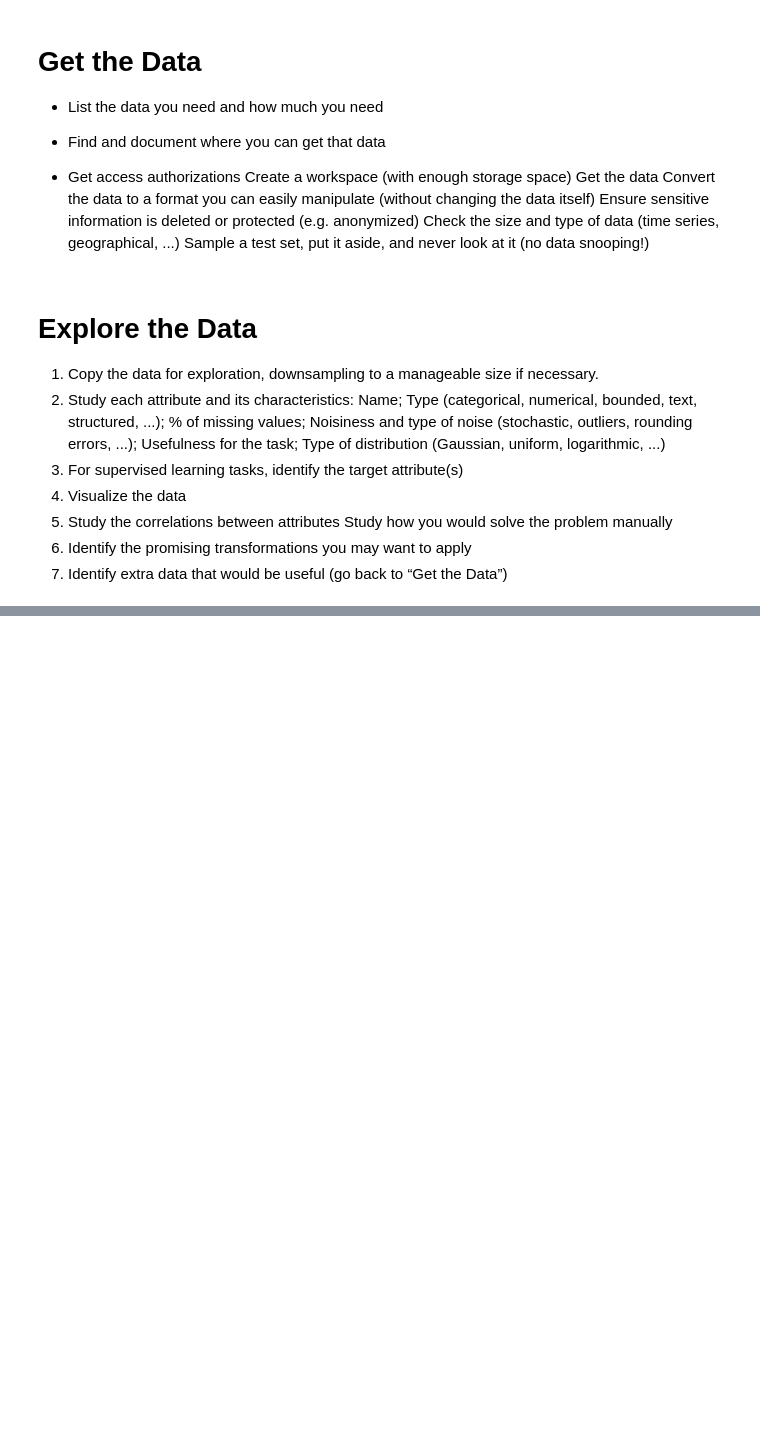
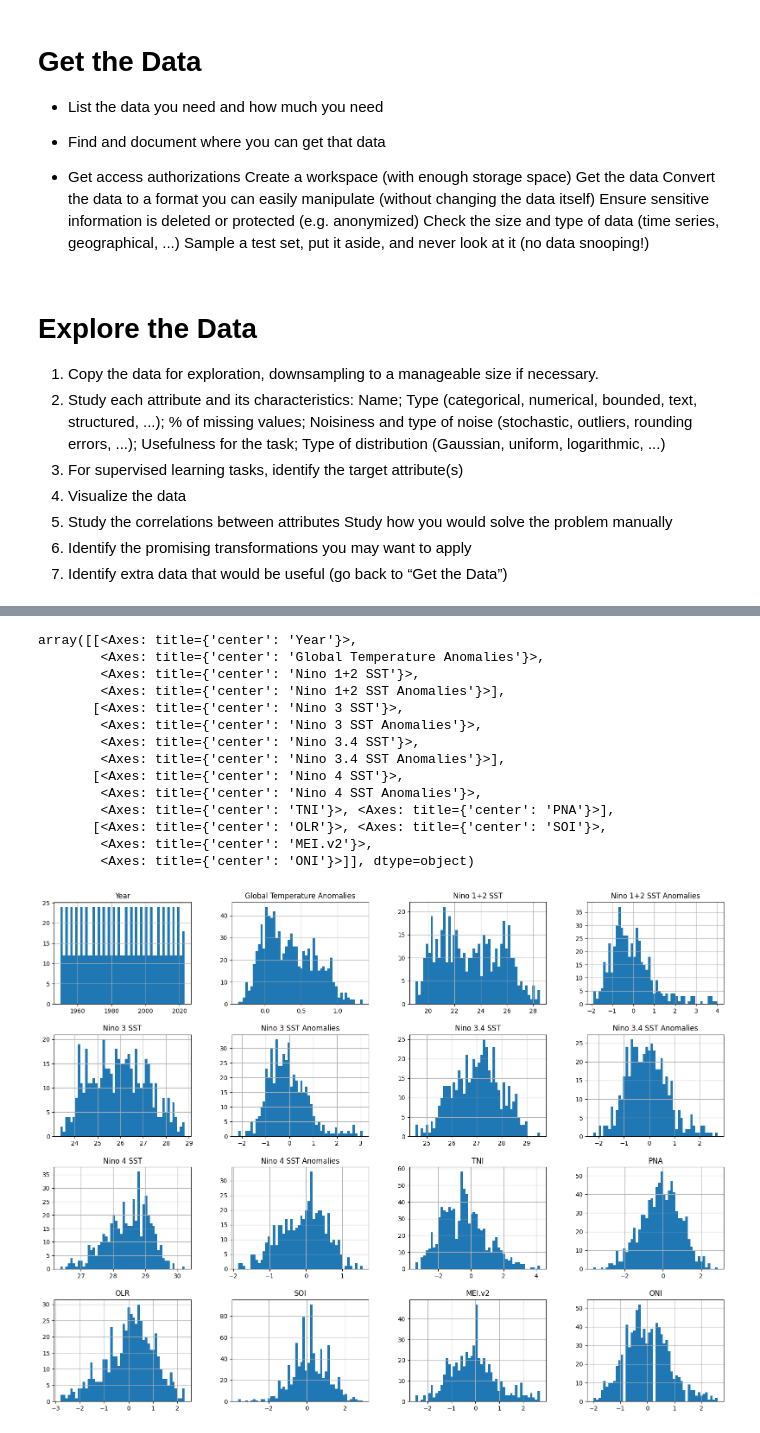
Before and after one commit to jyounes23/Project1CSCI296, a Jupyter notebook: Early Spring.ipynb, the cells around one changed output, grey strips where cells are left out. Drawn from its saved outputs; the diff is of its cells as text; code cells hidden in the pictures; blank space fills up the shorter version.

```diff
--- a/Early Spring.ipynb
+++ b/Early Spring.ipynb
@@ -142,3 +150,11 @@ Explore the Data
 Study how you would solve the problem manually
 6. Identify the promising transformations you may want to apply
 7. Identify extra data that would be useful (go back to “Get the Data”)
+# %%
+def read_Enso():
+    """
+    Reads the data file and returns a pandas dataframe.
+    """
+    return pd.read_csv("ENSO.csv")
+# %%
+data = read_Enso()
@@ -144,0 +227,18 @@ Study how you would solve the problem manually
+# %%
+data.hist(bins=50, figsize=(20,15))
+# %% [output]
+array([[<Axes: title={'center': 'Year'}>,
+        <Axes: title={'center': 'Global Temperature Anomalies'}>,
+        <Axes: title={'center': 'Nino 1+2 SST'}>,
+        <Axes: title={'center': 'Nino 1+2 SST Anomalies'}>],
+       [<Axes: title={'center': 'Nino 3 SST'}>,
+        <Axes: title={'center': 'Nino 3 SST Anomalies'}>,
+        <Axes: title={'center': 'Nino 3.4 SST'}>,
+        <Axes: title={'center': 'Nino 3.4 SST Anomalies'}>],
+       [<Axes: title={'center': 'Nino 4 SST'}>,
+        <Axes: title={'center': 'Nino 4 SST Anomalies'}>,
+        <Axes: title={'center': 'TNI'}>, <Axes: title={'center': 'PNA'}>],
+       [<Axes: title={'center': 'OLR'}>, <Axes: title={'center': 'SOI'}>,
+        <Axes: title={'center': 'MEI.v2'}>,
+        <Axes: title={'center': 'ONI'}>]], dtype=object)
+[figure, added]
```
Also changed, not shown: parts of 6 cells of this notebook, 1 other file.
